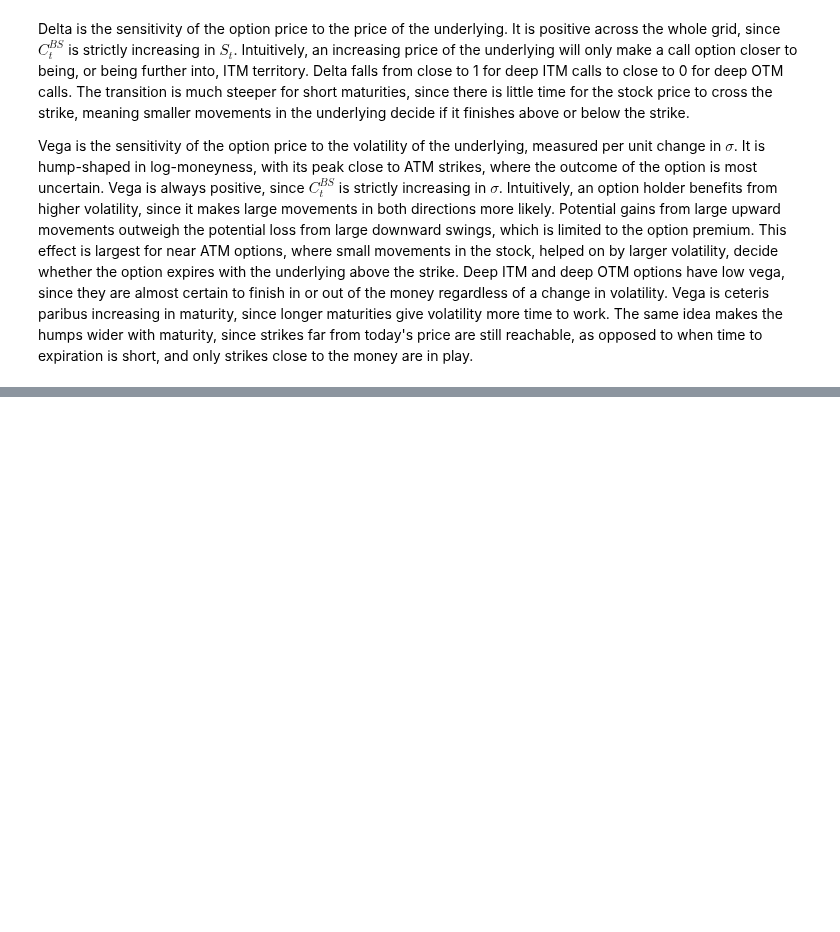
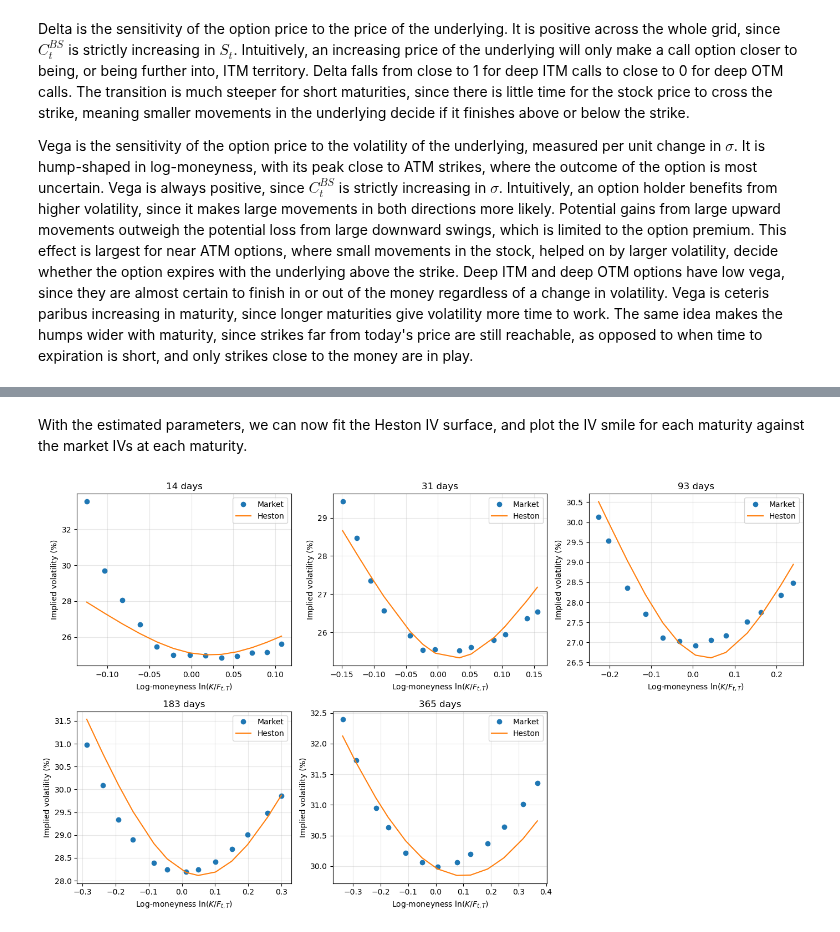
Before and after one commit to dvli22/Assignment-Mandatory, a Jupyter notebook: assignment1.ipynb, the cells around one changed output, grey strips where cells are left out. Cells and saved outputs as stored; diff of their text form; code cells hidden in the pictures; blank space fills up the shorter version.

```diff
--- a/assignment1.ipynb
+++ b/assignment1.ipynb
@@ -190,0 +193,25 @@ Vega is the sensitivity of the option price to the volatility of the underlying,
+# %%
+##starting parameter values for integrand plots
+kappa = 3
+theta = 0.10
+rho = -0.20
+sigma_v = 1
+v0 = 0.10
+
+##Heston characteristic function
+def heston_char(S, r, tau, kappa, rho, theta, sigma_v, v0, u):
+    d = np.sqrt((rho*sigma_v*u*1j - kappa)**2 + sigma_v**2 * (u * 1j + u**2))
+    d = -d ##the Heston trap
+    g = (kappa - rho*sigma_v*u*1j + d)/(kappa - rho*sigma_v*u*1j - d)
+    N = ((kappa - rho*sigma_v*u*1j + d) / sigma_v**2) * ((1 - np.exp(d*tau))/(1 - g*np.exp(d*tau)))
+    M = r*u*1j*tau + (kappa*theta/sigma_v**2) * ((kappa - rho*sigma_v*u*1j + d) * tau - 2*np.log(((1 - g*np.exp(d*tau))/(1 - g))))
+    return np.exp(M + N*v0 + 1j*u*np.log(S))
+
+##integrands
+def integrand1(S, K, r, tau, kappa, rho, theta, sigma_v, v0, u):
+    phi = heston_char(S, r, tau, kappa, rho, theta, sigma_v, v0, u - 1j)
+    return np.real(np.exp(-1j*u*np.log(K)) * phi / (1j*u*S*np.exp(r*tau)))
+
+def integrand2(S, K, r, tau, kappa, rho, theta, sigma_v, v0, u):
+    phi = heston_char(S, r, tau, kappa, rho, theta, sigma_v, v0, u)
+    return np.real(np.exp(-1j*u*np.log(K)) * phi / (1j*u))
@@ -190,0 +284,23 @@ Vega is the sensitivity of the option price to the volatility of the underlying,
+# %% [markdown]
+With the estimated parameters, we can now fit the Heston IV surface, and plot the IV smile for each maturity against the market IVs at each maturity.
+# %%
+options['price_heston'] = [heston_call(S, o.strike, r, o.tau, kappa_c, rho_c, theta_c, sigma_v_c, v0_c, u, w)
+                           for o in options.itertuples()]
+options['iv_heston'] = [implied_vol(S, o.strike, r, o.tau, o.price_heston)
+                        for o in options.itertuples()]
+
+fig, axes = plt.subplots(2, 3, figsize=(14, 8))
+for ax, (days, group) in zip(axes.flat, options.groupby('days')):
+    group = group.sort_values('log_moneyness')
+    ax.plot(group['log_moneyness'], 100*group['iv'], 'o', label='Market')
+    ax.plot(group['log_moneyness'], 100*group['iv_heston'], '-', label='Heston')
+    ax.set_title(f'{int(days)} days')
+    ax.set_xlabel(r'Log-moneyness $\ln(K/F_{t,T})$')
+    ax.set_ylabel('Implied volatility (%)')
+    ax.grid(alpha=0.3)
+    ax.legend()
+axes.flat[-1].axis('off')
+plt.tight_layout()
+plt.show()
+# %% [output]
+[figure, added]
```
Also changed, not shown: parts of 7 cells of this notebook.
